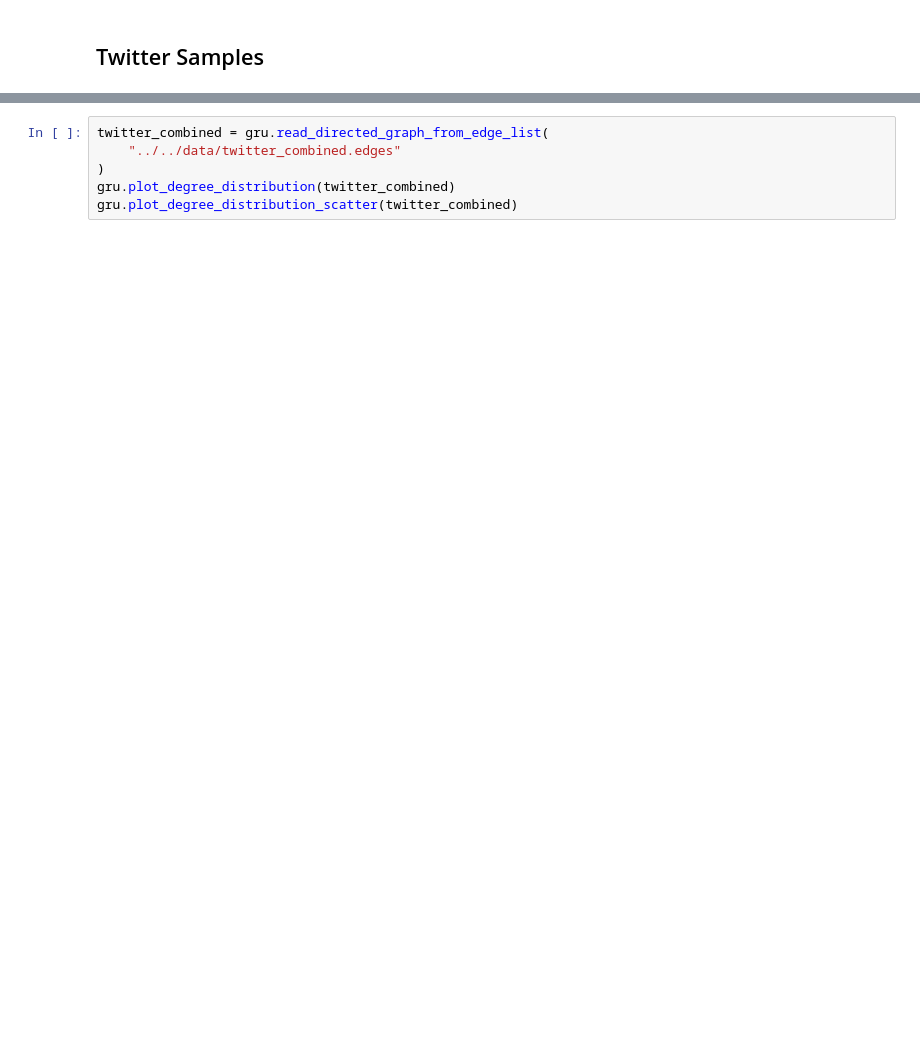
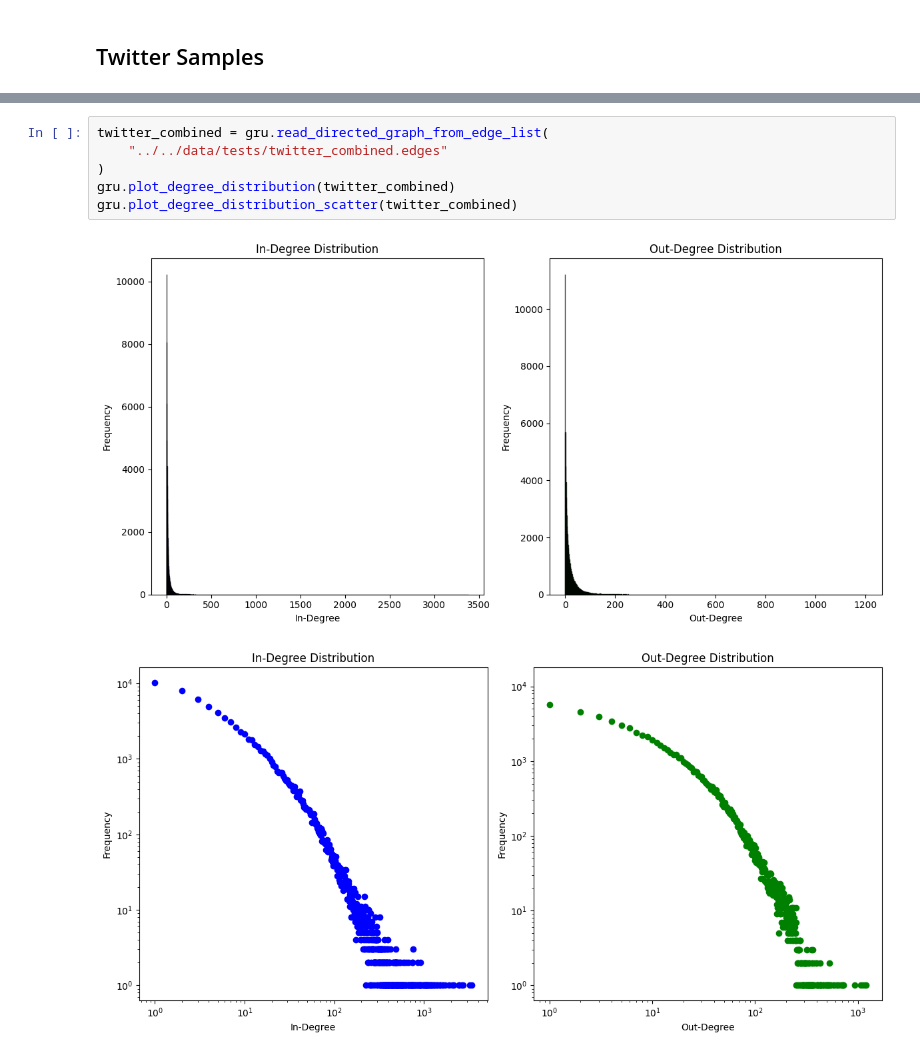
Before and after one commit to viniciusmioto/social_networks_analysis, a Jupyter notebook: src/results/twitter_motifs_4_graph.ipynb, the cells around one changed output, grey strips where cells are left out. Saved outputs shown, nothing was run; the diff lists cells and outputs as text; blank space fills up the shorter version.

```diff
--- a/src/results/twitter_motifs_4_graph.ipynb
+++ b/src/results/twitter_motifs_4_graph.ipynb
@@ -99,9 +147,12 @@ for sp in sample_percents:
 # %%
 twitter_combined = gru.read_directed_graph_from_edge_list(
-    "../../data/twitter_combined.edges"
+    "../../data/tests/twitter_combined.edges"
 )
 gru.plot_degree_distribution(twitter_combined)
 gru.plot_degree_distribution_scatter(twitter_combined)
+# %% [output]
+[figure, added]
+[figure, added]
 # %%
 twitter_ego = gru.read_directed_graph_from_edge_list(
     "../../data/twitter/14203895.edges"
```
Also changed, not shown: parts of 8 cells of this notebook, 4 other files.
